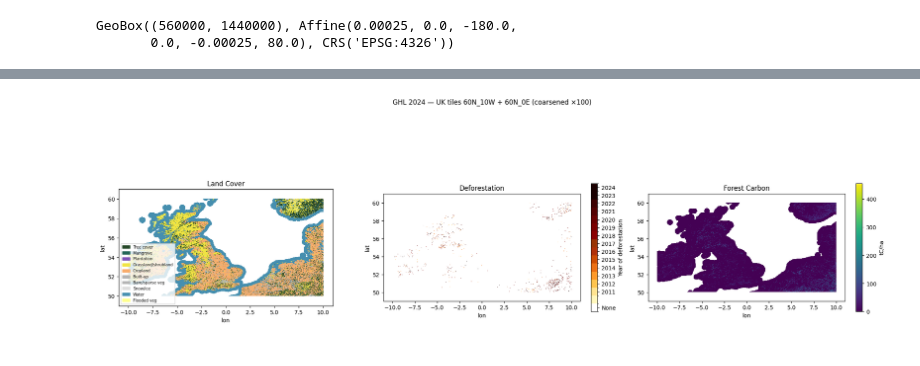
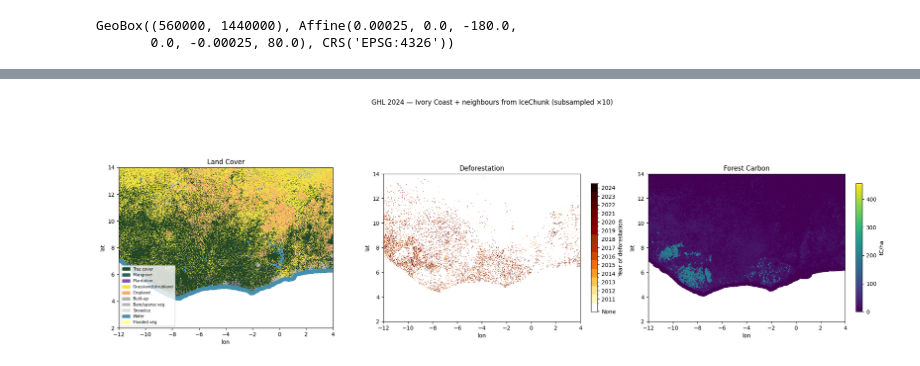
Before and after one commit to Space-Intelligence/si-integrations, a Jupyter notebook: integrations/earthmover/ghl/build_icechunk.ipynb, the cells around one changed output, grey strips where cells are left out. Drawn from its saved outputs; the diff is of its cells as text; code cells hidden in the pictures.

Commit message:
feat: added plots to check data has been written and a gif for the marketplace cover card

```diff
--- a/integrations/earthmover/ghl/build_icechunk.ipynb
+++ b/integrations/earthmover/ghl/build_icechunk.ipynb
@@ -394,7 +406,7 @@ dask.config.set({"coiled.package_sync.use_lockfile.uv": False})
 
 cluster = coiled.Cluster(
     workspace="si-dev",
-    n_workers=[2, 5],  # adaptive min/max
+    n_workers=[1, 20],  # scale up for full run
     worker_vm_types=["Standard_E4ds_v6"],
     scheduler_vm_types=["Standard_E2ds_v6"],
     spot_policy="spot",
@@ -559,93 +675,90 @@ Attributes:
 # %%
-# ---- Visualise written tile regions: coarsen and plot to verify correctness ----
-# Opens the store lazily (dask-backed), computes the coarsening on the Coiled cluster,
-# then pulls the small result locally for plotting.
+# ---- Visualise Ivory Coast from IceChunk ----
 from matplotlib.colors import ListedColormap, BoundaryNorm
 import matplotlib.patches as mpatches
 
+def tile_bounds(tile_name: str) -> tuple[float, float, float, float]:
+    """Return (minx, miny, maxx, maxy) for a tile name e.g. '0N_0E'."""
+    parts = tile_name.split("_")
+    lat_str, lon_str = parts[0], parts[1]
+    lat = int(lat_str[:-1]) * (-1 if lat_str[-1] == 'S' else 1)
+    lon = int(lon_str[:-1]) * (-1 if lon_str[-1] == 'W' else 1)
+    return (lon, lat - 10, lon + 10, lat)
+
+# Ivory Coast + neighbours (Ghana, Burkina Faso, Guinea, Mali, Liberia)
+# spans ~3 tiles: 10N_010W, 10N_000E, 20N_010W
+minx, miny, maxx, maxy = -12.0, 2.0, 4.0, 14.0
+plot_label = "Ivory Coast + neighbours"
+
+bearer_token = credential.get_token("https://storage.azure.com/.default").token
+storage = ic.azure_storage(
+    account=ICECHUNK_ACCOUNT,
+    container=ICECHUNK_CONTAINER,
+    prefix=ICECHUNK_PREFIX,
+    bearer_token=bearer_token,
+)
 repo = ic.Repository.open(storage)
 ds = xr.open_dataset(
     repo.readonly_session("main").store,
     engine="zarr",
     consolidated=False,
-    chunks={},  # lazy dask arrays — computation runs on the cluster
+    chunks={},
 )
+tile_ds = ds.sel(x=slice(minx, maxx), y=slice(maxy, miny), year=YEAR)
+print(f"Region shape: {tile_ds.dims}")
 
-# UK tiles: 60N_10W and 60N_0E → lon -10..10, lat 50..60
-BUFFER = 1.0
-lon_min = max(-10.0 - BUFFER, float(ds.x.min()))
-lon_max = min( 10.0 + BUFFER, float(ds.x.max()))
-lat_min = max( 50.0 - BUFFER, float(ds.y.min()))
-lat_max = min( 60.0 + BUFFER, float(ds.y.max()))
-
-region_ds = ds.sel(x=slice(lon_min, lon_max), y=slice(lat_max, lat_min), year=YEAR)
-print(f"Region shape: {region_ds.dims}")
-
-COARSEN = 100
-# "nearest" equivalent: subsample every Nth pixel rather than aggregating
-coarse = region_ds.isel(x=slice(None, None, COARSEN), y=slice(None, None, COARSEN)).compute(scheduler=client)
+# Subsample on the cluster (every 10px ≈ ~300m), pull small result back locally
+SUBSAMPLE = 10
+plot_ds = tile_ds.isel(x=slice(None, None, SUBSAMPLE), y=slice(None, None, SUBSAMPLE)).compute(scheduler=client)
 
 # ── Styling ────────────────────────────────────────────────────────────────────
-
-# land_cover: discrete colormap, values 1-10, nodata (0/255) → masked
-LC_COLORS  = ['#234626','#236656','#7E52B6','#F0E442','#F8AC6B',
-               '#B4B4B4','#B4B4B4','#DDDDDD','#468FAF','#FFFF8C']
-LC_LABELS  = ['Tree cover','Mangrove','Plantation','Grassland/shrubland',
-               'Cropland','Built-up','Bare/sparse veg','Snow/ice','Water','Flooded veg']
+LC_COLORS = ['#234626','#236656','#7E52B6','#F0E442','#F8AC6B',
+             '#B4B4B4','#B4B4B4','#DDDDDD','#468FAF','#FFFF8C']
+LC_LABELS = ['Tree cover','Mangrove','Plantation','Grassland/shrubland',
+             'Cropland','Built-up','Bare/sparse veg','Snow/ice','Water','Flooded veg']
 lc_cmap = ListedColormap(LC_COLORS)
 lc_norm = BoundaryNorm(np.arange(0.5, 11.5, 1), ncolors=10)
 
-# deforestation: 0 = no loss (white), 11-24 = yellow→dark red, nodata (255) → masked
-DEFOR_COLORS = ['#FFFFFF',
+DEFOR_COLORS = ['#FFFFFF',  # 0–10: no deforestation / values not used
                 '#FFF7BC','#FEE391','#FEC44F','#FE9929','#EC7014','#CC4C02',
                 '#B03007','#993404','#8B0000','#7A0000','#680000','#520000',
                 '#3D0000','#1A0000']
 defor_cmap  = ListedColormap(DEFOR_COLORS)
-defor_bounds = [-0.5, 0.5] + [v + 0.5 for v in range(10, 25)]
-defor_norm  = BoundaryNorm(defor_bounds, ncolors=len(defor_bounds) - 1)
-
-# forest_carbon: viridis 0-455 tC/ha, nodata (65535) → masked
+# Skip the 1-10 gap entirely — merge it into the white "no deforestation" bin
+defor_bounds_list = [-0.5, 10.5, 11.5, 12.5, 13.5, 14.5, 15.5, 16.5, 17.5, 18.5, 19.5, 20.5, 21.5, 22.5, 23.5, 24.5]
+defor_norm  = BoundaryNorm(defor_bounds_list, ncolors=len(defor_bounds_list) - 1)
 
 # ── Plot ────────────────────────────────────────────────────────────────────────
 fig, axes = plt.subplots(1, 3, figsize=(20, 7))
-extent = [lon_min, lon_max, lat_min, lat_max]
+extent = [minx, maxx, miny, maxy]
 
-# --- land_cover ---
-lc_data = coarse["land_cover"].squeeze().values.astype(float)
+lc_data = plot_ds["land_cover"].squeeze().values.astype(float)
 lc_data[lc_data == 255] = np.nan
-axes[0].imshow(lc_data, origin="upper", extent=extent,
-               cmap=lc_cmap, norm=lc_norm, interpolation="none")
+axes[0].imshow(lc_data, origin="upper", extent=extent, cmap=lc_cmap, norm=lc_norm, interpolation="none")
 axes[0].set_title("Land Cover")
-patches = [mpatches.Patch(color=c, label=l) for c, l in zip(LC_COLORS, LC_LABELS)]
-axes[0].legend(handles=patches, fontsize=7, loc="lower left",
-               framealpha=0.8, ncol=1)
+axes[0].legend(handles=[mpatches.Patch(color=c, label=l) for c, l in zip(LC_COLORS, LC_LABELS)],
+               fontsize=7, loc="lower left", framealpha=0.8)
 
-# --- deforestation ---
-# remap: 0 stays 0, values 1-10 don't exist, 11-24 stay as-is, 255 → nan
-defor_data = coarse["deforestation"].squeeze().values.astype(float)
+defor_data = plot_ds["deforestation"].squeeze().values.astype(float)
 defor_data[defor_data == 255] = np.nan
-im_d = axes[1].imshow(defor_data, origin="upper", extent=extent,
-                      cmap=defor_cmap, norm=defor_norm, interpolation="none")
+im_d = axes[1].imshow(defor_data, origin="upper", extent=extent, cmap=defor_cmap, norm=defor_norm, interpolation="none")
 cbar_d = plt.colorbar(im_d, ax=axes[1], fraction=0.03)
 cbar_d.set_ticks([0] + list(range(11, 25)))
 cbar_d.set_ticklabels(["None"] + [str(2000 + v) for v in range(11, 25)])
 cbar_d.set_label("Year of deforestation")
 axes[1].set_title("Deforestation")
 
-# --- forest_carbon ---
-fc_data = coarse["forest_carbon"].squeeze().values.astype(float)
+fc_data = plot_ds["forest_carbon"].squeeze().values.astype(float)
 fc_data[fc_data == 65535] = np.nan
-im_fc = axes[2].imshow(fc_data, origin="upper", extent=extent,
-                       cmap="viridis", vmin=0, vmax=455, interpolation="none")
-cbar_fc = plt.colorbar(im_fc, ax=axes[2], fraction=0.03)
-cbar_fc.set_label("tC/ha")
+im_fc = axes[2].imshow(fc_data, origin="upper", extent=extent, cmap="viridis", vmin=0, vmax=455, interpolation="none")
+plt.colorbar(im_fc, ax=axes[2], fraction=0.03).set_label("tC/ha")
 axes[2].set_title("Forest Carbon")
 
 for ax in axes:
     ax.set_xlabel("lon")
     ax.set_ylabel("lat")
 
-plt.suptitle(f"GHL {YEAR} — UK tiles 60N_10W + 60N_0E (coarsened ×{COARSEN})", y=1.01)
+plt.suptitle(f"GHL {YEAR} — {plot_label} from IceChunk (subsampled ×{SUBSAMPLE})", y=1.01)
 plt.tight_layout()
 plt.show()
 # %% [output]
@@ -653 +766 @@ Region shape: FrozenMappingWarningOnValuesAccess({'y': 48000, 'x': 88000})
-[figure, old version]
+[figure, new version]
```
Also changed, not shown: parts of 12 cells of this notebook.
